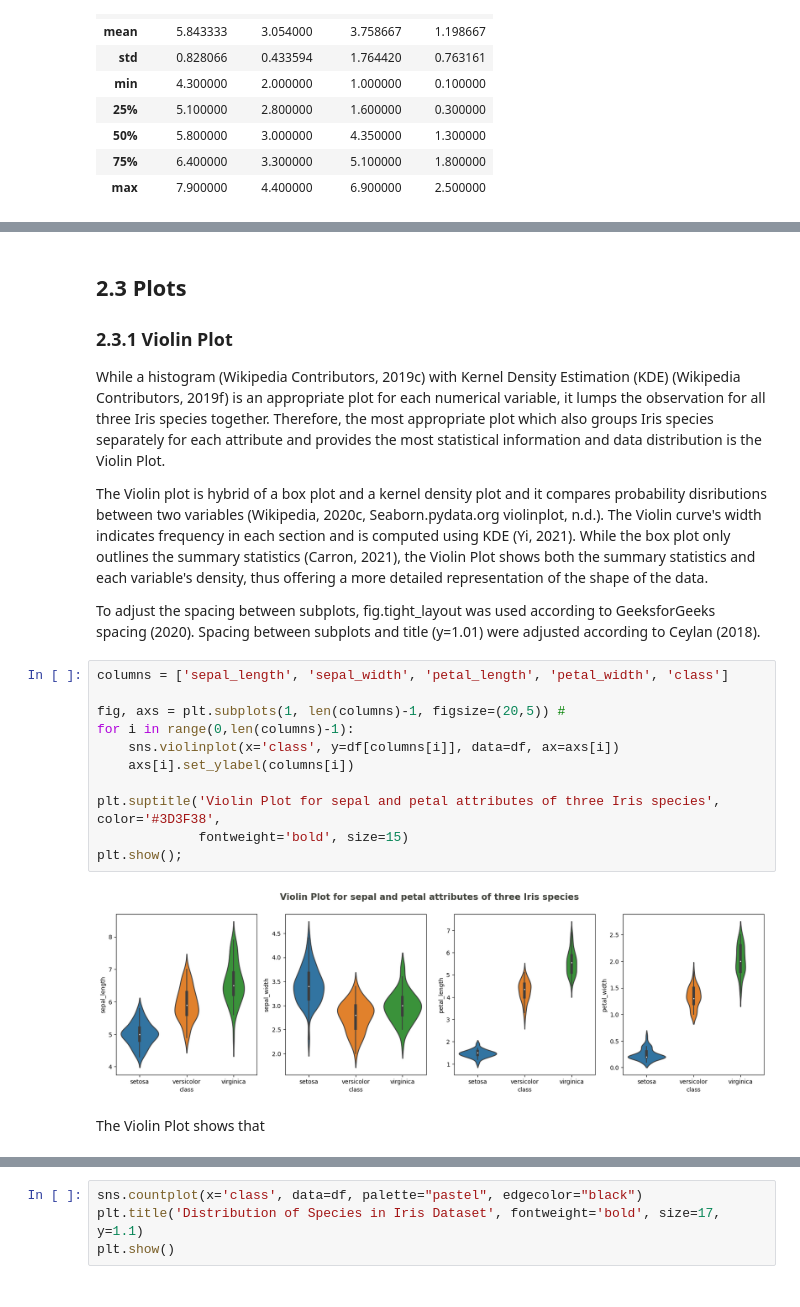
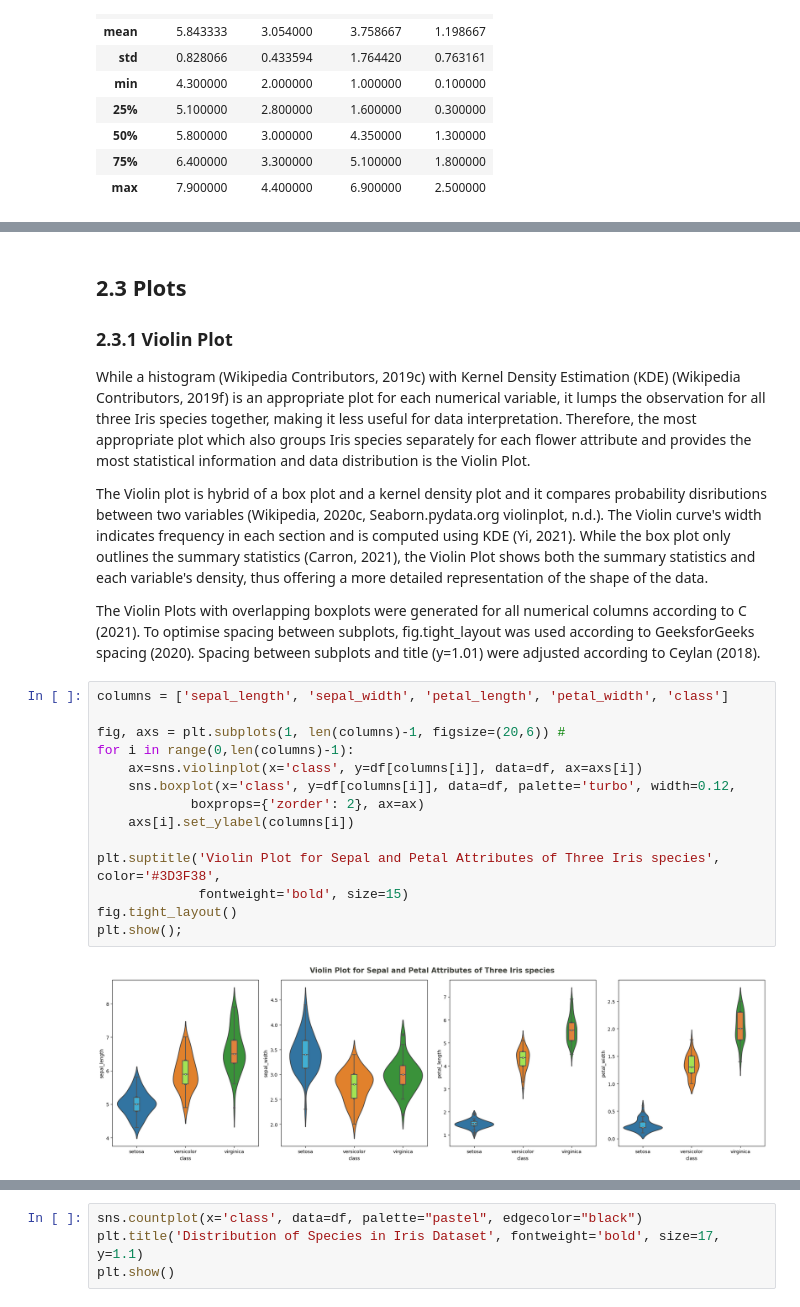
Before and after one commit to nurbujang/fundaw23, a Jupyter notebook: project.ipynb, the cells around one changed output, grey strips where cells are left out. Saved outputs shown, nothing was run; the diff lists cells and outputs as text.

Commit message:
violin countplot results

```diff
--- a/project.ipynb
+++ b/project.ipynb
@@ -370,23 +370,24 @@ The maximum value observed for petal_width is 2.5mm.
 
 ### 2.3.1 Violin Plot
 
-While a histogram (Wikipedia Contributors, 2019c) with Kernel Density Estimation (KDE) (Wikipedia Contributors, 2019f) is an appropriate plot for each numerical variable, it lumps the observation for all three Iris species together. Therefore, the most appropriate plot which also groups Iris species separately for each attribute and provides the most statistical information and data distribution is the Violin Plot.
+While a histogram (Wikipedia Contributors, 2019c) with Kernel Density Estimation (KDE) (Wikipedia Contributors, 2019f) is an appropriate plot for each numerical variable, it lumps the observation for all three Iris species together, making it less useful for data interpretation. Therefore, the most appropriate plot which also groups Iris species separately for each flower attribute and provides the most statistical information and data distribution is the Violin Plot.
 
 The Violin plot is hybrid of a box plot and a kernel density plot and it compares probability disributions between two variables (Wikipedia, 2020c, Seaborn.pydata.org violinplot, n.d.). The Violin curve's width indicates frequency in each section and is computed using KDE (Yi, 2021). While the box plot only outlines the summary statistics (Carron, 2021), the Violin Plot shows both the summary statistics and each variable's density, thus offering a more detailed representation of the shape of the data.
 
-To adjust the spacing between subplots, fig.tight_layout was used according to GeeksforGeeks spacing (2020). Spacing between subplots and title (y=1.01) were adjusted according to Ceylan (2018).
+The Violin Plots with overlapping boxplots were generated for all numerical columns according to C (2021). To optimise spacing between subplots, fig.tight_layout was used according to GeeksforGeeks spacing (2020). Spacing between subplots and title (y=1.01) were adjusted according to Ceylan (2018).
 # %%
 columns = ['sepal_length', 'sepal_width', 'petal_length', 'petal_width', 'class']
 
-fig, axs = plt.subplots(1, len(columns)-1, figsize=(20,5)) #
+fig, axs = plt.subplots(1, len(columns)-1, figsize=(20,6)) #
 for i in range(0,len(columns)-1):
-    sns.violinplot(x='class', y=df[columns[i]], data=df, ax=axs[i])
+    ax=sns.violinplot(x='class', y=df[columns[i]], data=df, ax=axs[i])
+    sns.boxplot(x='class', y=df[columns[i]], data=df, palette='turbo', width=0.12,
+            boxprops={'zorder': 2}, ax=ax)
     axs[i].set_ylabel(columns[i])
 
-plt.suptitle('Violin Plot for sepal and petal attributes of three Iris species', color='#3D3F38',
+plt.suptitle('Violin Plot for Sepal and Petal Attributes of Three Iris species', color='#3D3F38',
              fontweight='bold', size=15)
+fig.tight_layout()
 plt.show();
 # %% [output]
-[figure, old version]
+[figure, new version]
-# %% [markdown]
-The Violin Plot shows that
```
Also changed, not shown: parts of 5 cells of this notebook.
